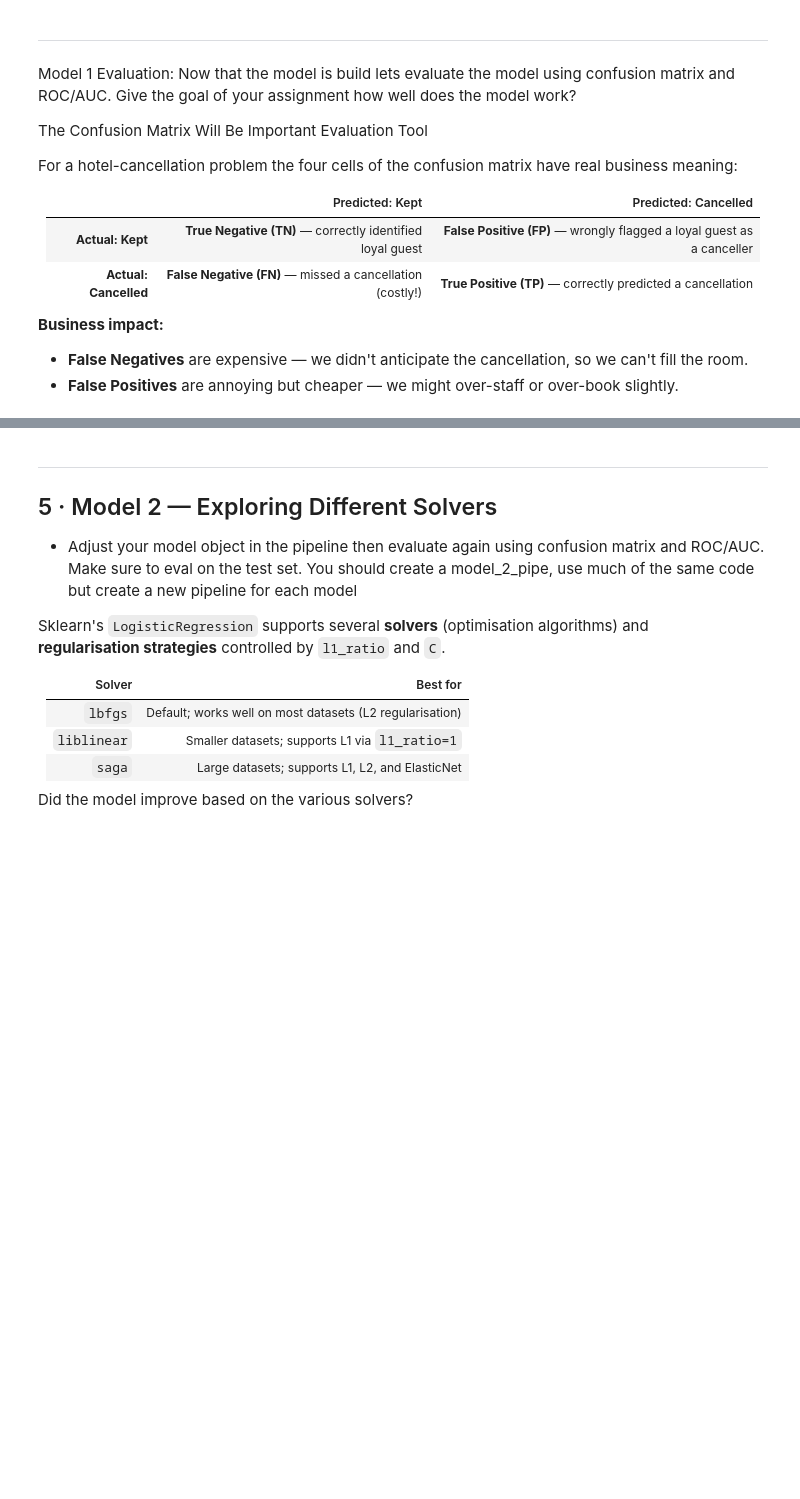
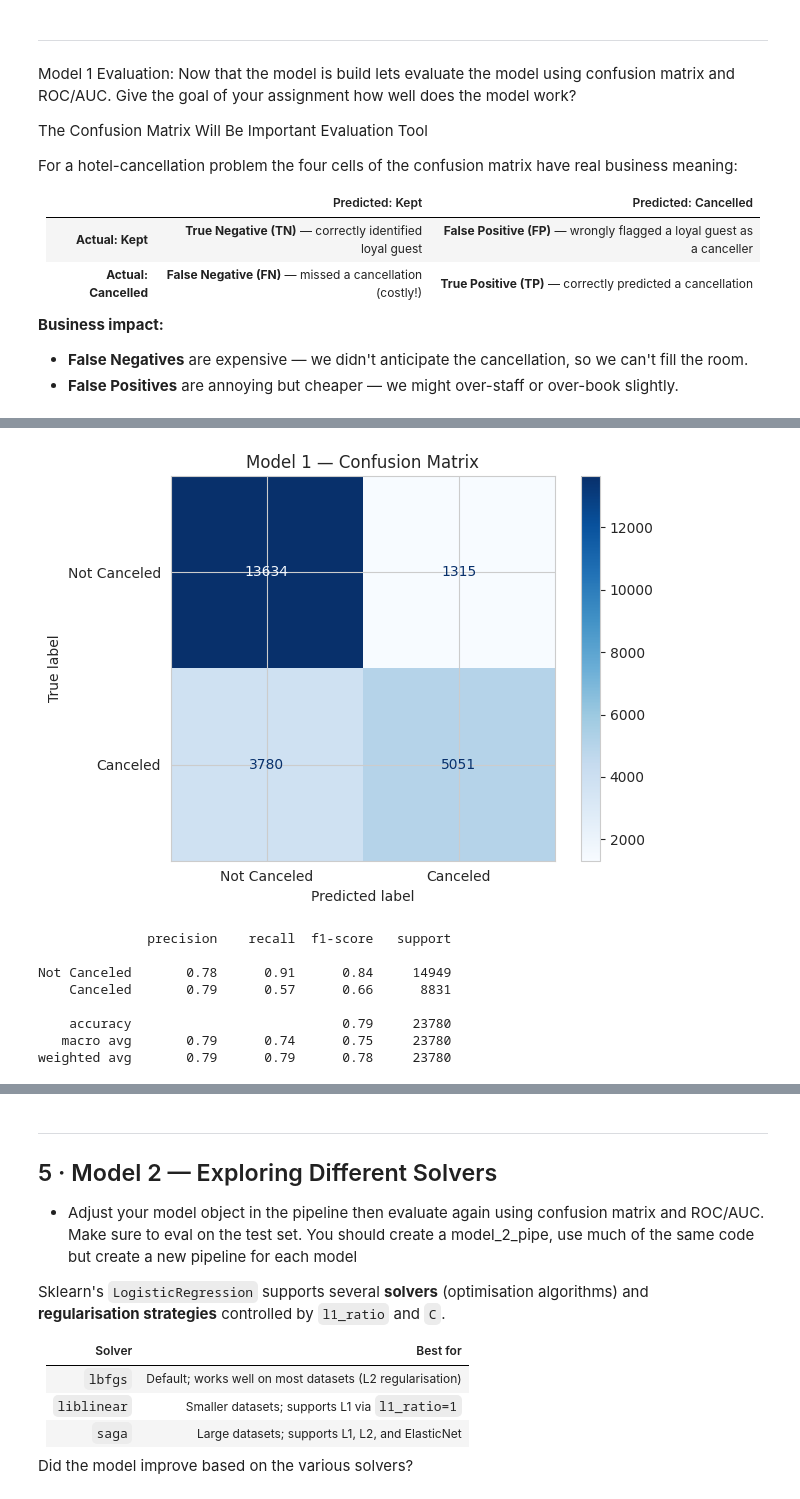
Before and after one commit to nhorton06/week_8, a Jupyter notebook: hotel_cancellation_lab.ipynb, the cells around one changed output, grey strips where cells are left out. Cells and saved outputs as stored; diff of their text form; code cells hidden in the pictures; blank space fills up the shorter version.

Commit message:
Create model 1

```diff
--- a/hotel_cancellation_lab.ipynb
+++ b/hotel_cancellation_lab.ipynb
@@ -142,6 +142,9 @@ df = df.drop(columns=['agent'])
 # Reservation status date is also a problem because it's the date that the status was updated, which would be for
 # checkouts, cancellations, or no-shows, making it also a direct leak of sorts
 df = df.drop(columns=['reservation_status', 'reservation_status_date'])
+
+# Drop missing rows because it won't be able to deal with them in the model(s)
+df = df.dropna()
 # %% [markdown]
 ---
 ### Feature groups, see step 4 in the example (i think it goes 1,2,4 I deleted 3 and didn't change the numbering)
@@ -232,3 +235,17 @@ For a hotel-cancellation problem the four cells of the confusion matrix have rea
 **Business impact:**
 - **False Negatives** are expensive — we didn't anticipate the cancellation, so we can't fill the room.
 - **False Positives** are annoying but cheaper — we might over-staff or over-book slightly.
+# %%
+# Model 1 - Baseline Logistic Regression
+preprocess1 = ColumnTransformer(transformers = [
+    ('cat', OneHotEncoder(handle_unknown = 'ignore', sparse_output = False), CATEGORICAL),
+    ('num', MinMaxScaler(), NUMERIC) # numerics passed through unchanged
+])
+
+pipe1 = Pipeline(steps = [
+    ('prep',  preprocess1),
+    ('model', LogisticRegression(solver = 'lbfgs', max_iter = 1000, random_state = 100))
+])
+
+# Fit data
+pipe1.fit(X_train, y_train)
@@ -234,0 +270,21 @@ For a hotel-cancellation problem the four cells of the confusion matrix have rea
+# %%
+# Predict using model 1
+y_pred1 = pipe1.predict(X_test)
+cm1 = confusion_matrix(y_test, y_pred1)
+disp1 = ConfusionMatrixDisplay(confusion_matrix=cm1, display_labels=['Not Canceled', 'Canceled'])
+disp1.plot(cmap='Blues')
+plt.title('Model 1 — Confusion Matrix')
+plt.tight_layout()
+plt.show()
+
+print(classification_report(y_test, y_pred1, target_names=['Not Canceled', 'Canceled']))
+# %% [output]
+[figure, added]
+              precision    recall  f1-score   support
+
+Not Canceled       0.78      0.91      0.84     14949
+    Canceled       0.79      0.57      0.66      8831
+
+    accuracy                           0.79     23780
+   macro avg       0.79      0.74      0.75     23780
+weighted avg       0.79      0.79      0.78     23780
```
Also changed, not shown: parts of 13 cells of this notebook.
